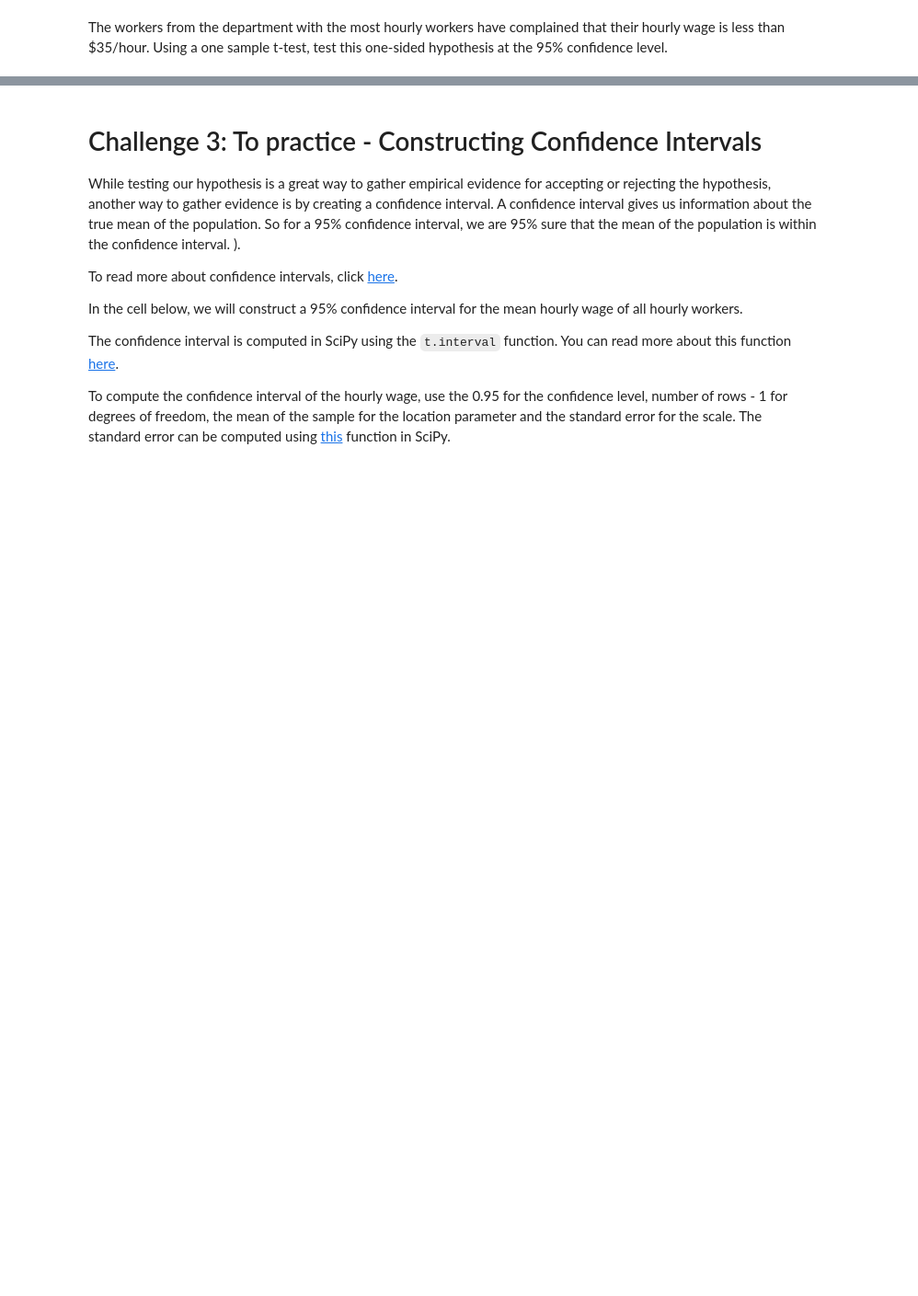
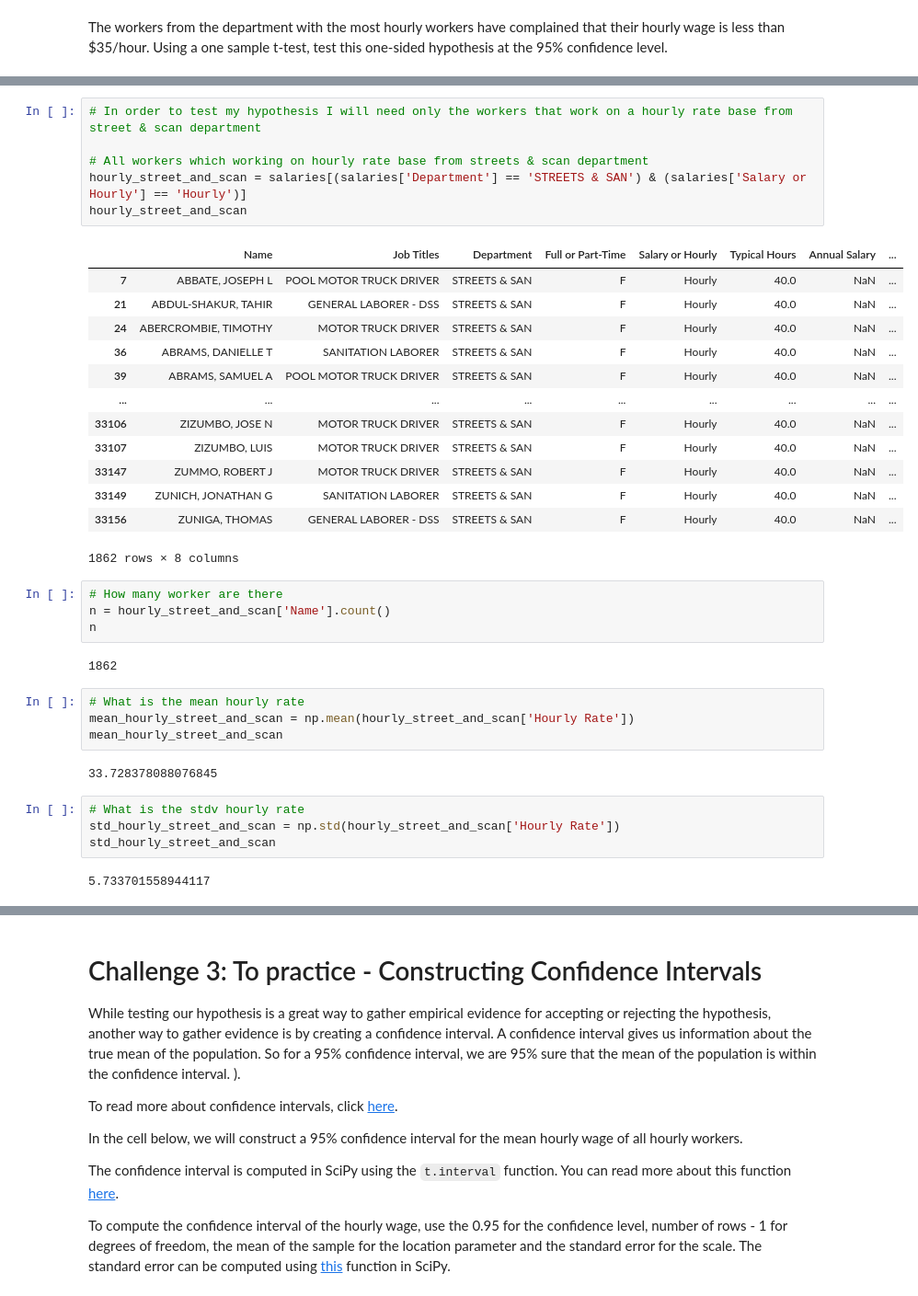
Before and after one commit to ta-data-remote/lab-hypothesis-testing, a Jupyter notebook: your-code/main.ipynb, the cells around one changed output, grey strips where cells are left out. Shown at 92% size. Cells and saved outputs as stored; diff of their text form; blank space fills up the shorter version.

```diff
--- a/your-code/main.ipynb
+++ b/your-code/main.ipynb
@@ -51,0 +312,38 @@ The workers from the department with the most hourly workers have complained tha
+# %%
+# In order to test my hypothesis I will need only the workers that work on a hourly rate base from street & scan department
+
+# All workers which working on hourly rate base from streets & scan department
+hourly_street_and_scan = salaries[(salaries['Department'] == 'STREETS & SAN') & (salaries['Salary or Hourly'] == 'Hourly')]
+hourly_street_and_scan
+# %% [output]
+|  | Name | Job Titles | Department | Full or Part-Time | Salary or Hourly | Typical Hours | Annual Salary | ... |
+| 7 | ABBATE, JOSEPH L | POOL MOTOR TRUCK DRIVER | STREETS & SAN | F | Hourly | 40.0 | NaN | ... |
+| 21 | ABDUL-SHAKUR, TAHIR | GENERAL LABORER - DSS | STREETS & SAN | F | Hourly | 40.0 | NaN | ... |
+| 24 | ABERCROMBIE, TIMOTHY | MOTOR TRUCK DRIVER | STREETS & SAN | F | Hourly | 40.0 | NaN | ... |
+| 36 | ABRAMS, DANIELLE T | SANITATION LABORER | STREETS & SAN | F | Hourly | 40.0 | NaN | ... |
+| 39 | ABRAMS, SAMUEL A | POOL MOTOR TRUCK DRIVER | STREETS & SAN | F | Hourly | 40.0 | NaN | ... |
+| ... | ... | ... | ... | ... | ... | ... | ... | ... |
+| 33106 | ZIZUMBO, JOSE N | MOTOR TRUCK DRIVER | STREETS & SAN | F | Hourly | 40.0 | NaN | ... |
+| 33107 | ZIZUMBO, LUIS | MOTOR TRUCK DRIVER | STREETS & SAN | F | Hourly | 40.0 | NaN | ... |
+| 33147 | ZUMMO, ROBERT J | MOTOR TRUCK DRIVER | STREETS & SAN | F | Hourly | 40.0 | NaN | ... |
+| 33149 | ZUNICH, JONATHAN G | SANITATION LABORER | STREETS & SAN | F | Hourly | 40.0 | NaN | ... |
+| 33156 | ZUNIGA, THOMAS | GENERAL LABORER - DSS | STREETS & SAN | F | Hourly | 40.0 | NaN | ... |
+1862 rows × 8 columns
+# %%
+# How many worker are there
+n = hourly_street_and_scan['Name'].count()
+n
+# %% [output]
+1862
+# %%
+# What is the mean hourly rate
+mean_hourly_street_and_scan = np.mean(hourly_street_and_scan['Hourly Rate'])
+mean_hourly_street_and_scan
+# %% [output]
+33.728378088076845
+# %%
+# What is the stdv hourly rate
+std_hourly_street_and_scan = np.std(hourly_street_and_scan['Hourly Rate'])
+std_hourly_street_and_scan
+# %% [output]
+5.733701558944117
```
Also changed, not shown: parts of 39 cells of this notebook.
